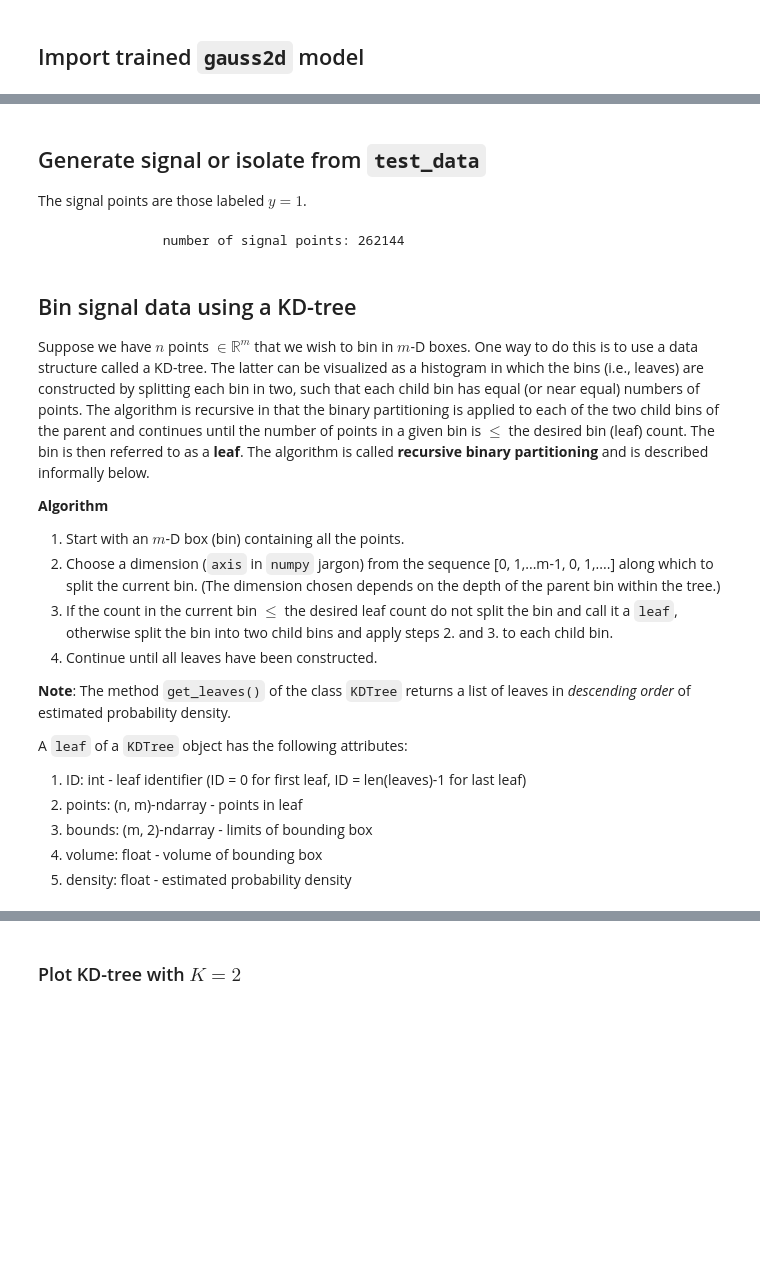
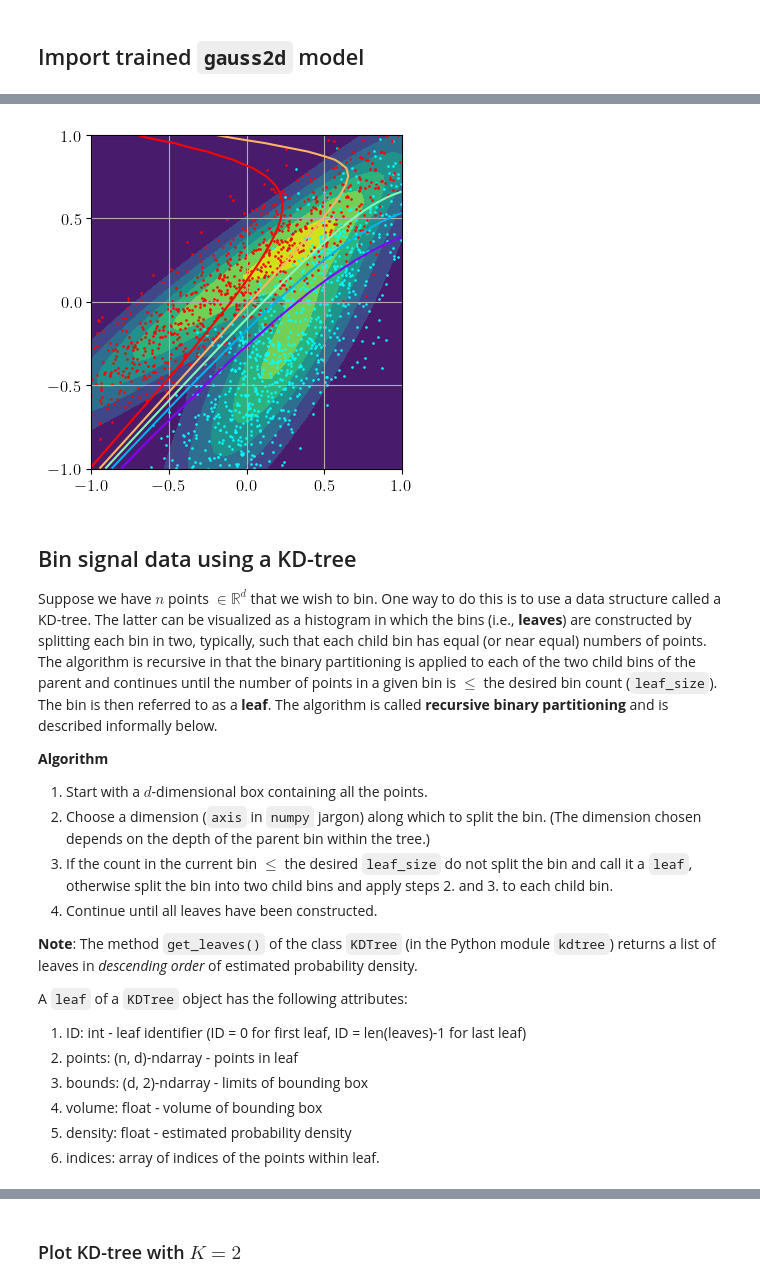
Before and after one commit to hbprosper/mlinphysics, a Jupyter notebook: Labs/03.ClosureTest/code/tutorial_closure_test.ipynb, the cells around one changed output, grey strips where cells are left out. Saved outputs shown, nothing was run; the diff lists cells and outputs as text; code cells hidden in the pictures; blank space fills up the shorter version.

Commit message:
improve 03.ClosureTest

```diff
--- a/Labs/03.ClosureTest/code/tutorial_closure_test.ipynb
+++ b/Labs/03.ClosureTest/code/tutorial_closure_test.ipynb
@@ -144,37 +133,51 @@ fexact.plot(dataframe=df[:10_000], fgsize=(4, 4))
-# %% [markdown]
-## Generate signal or isolate from `test_data`
-
-The signal points are those labeled $y = 1$.
-# %%
-generate_signal = True
-
-if generate_signal:
-    m = 18
-    signal_size = 2**m
-    leaf_size   = 2**(m-6)
-    signal = fexact.rv1.rvs(signal_size)
-else:
-    signal = X[Y > 0.5].detach().numpy() # convert from tensor to numpy array
-
-print(f'\t\tnumber of signal points: {len(signal)}')
-# %% [output]
-                number of signal points: 262144
+# %%
+import exactdensity as den
+importlib.reload(den)
+
+fexact = den.ExactDensity()
+
+def generate_data(N1, N0, rng):
+    # generate data and return as a numpy array
+    data = fexact.generate(N1=N1, N0=N0, rng=rng)
+
+    # convert to a dataset
+    dataset = dat.Dataset(
+        data, start=0, end=len(data), split_col=2, verbose=False)
+
+    # create a loader for the dataset
+    loader = dat.DataLoader(
+        dataset, batch_size=len(dataset), verbose=False)
+
+    # return all the data
+    x, y = next(iter(loader))
+    return x, y
+
+# remember to choose a random number seed.
+seed = 121121
+rng  = np.random.default_rng(seed)
+
+X, Y = generate_data(100_000, 100_000, rng)
+
+fexact.plot(data=torch.cat([X, Y], dim=1))
+# %% [output]
+[figure, added]
 # %% [markdown]
 ## Bin signal data using a KD-tree
 
-Suppose we have $n$ points $\in \mathbb{R}^m$ that we wish to bin in $m$-D boxes. One way to do this is to use a data structure called a KD-tree. The latter can be visualized as a histogram in which the bins (i.e., leaves) are constructed by splitting each bin in two, such that each child bin has equal (or near equal) numbers of points. The algorithm is recursive in that the binary partitioning is applied to each of the two child bins of the parent and continues until the number of points in a given bin is $\le$ the desired bin (leaf) count. The bin is then referred to as a **leaf**. The algorithm is called **recursive binary partitioning** and is described informally below.
+Suppose we have $n$ points $\in \mathbb{R}^d$ that we wish to bin. One way to do this is to use a data structure called a KD-tree. The latter can be visualized as a histogram in which the bins (i.e., **leaves**) are constructed by splitting each bin in two, typically, such that each child bin has equal (or near equal) numbers of points. The algorithm is recursive in that the binary partitioning is applied to each of the two child bins of the parent and continues until the number of points in a given bin is $\le$ the desired bin count (`leaf_size`). The bin is then referred to as a **leaf**. The algorithm is called **recursive binary partitioning** and is described informally below.
 
 **Algorithm**
-  1. Start with an $m$-D box (bin) containing all the points.
-  2. Choose a dimension (`axis` in `numpy` jargon) from the sequence [0, 1,...m-1, 0, 1,....] along which to split the current bin. (The dimension chosen depends on the depth of the parent bin within the tree.)
-  4. If the count in the current bin $\le$ the desired leaf count do not split the bin and call it a `leaf`, otherwise split the bin into two child bins and apply steps 2. and 3. to each child bin.
+  1. Start with a $d$-dimensional box containing all the points.
+  2. Choose a dimension (`axis` in `numpy` jargon) along which to split the bin. (The dimension chosen depends on the depth of the parent bin within the tree.)
+  4. If the count in the current bin $\le$ the desired `leaf_size` do not split the bin and call it a `leaf`, otherwise split the bin into two child bins and apply steps 2. and 3. to each child bin.
   5. Continue until all leaves have been constructed.
 
-**Note**: The method `get_leaves()` of the class `KDTree` returns a list of leaves in *descending order* of estimated probability density.
+**Note**: The method `get_leaves()` of the class `KDTree` (in the Python module `kdtree`) returns a list of leaves in *descending order* of estimated probability density.
 
 A `leaf` of a `KDTree` object has the following attributes:
   1. ID: int - leaf identifier (ID = 0 for first leaf, ID = len(leaves)-1 for last leaf)
-  1. points: (n, m)-ndarray - points in leaf
-  2. bounds: (m, 2)-ndarray - limits of bounding box
+  1. points: (n, d)-ndarray - points in leaf
+  2. bounds: (d, 2)-ndarray - limits of bounding box
   3. volume: float - volume of bounding box
   4. density: float - estimated probability density
+  5. indices: array of indices of the points within leaf.
```
Also changed, not shown: parts of 38 cells of this notebook, 2 other files.
